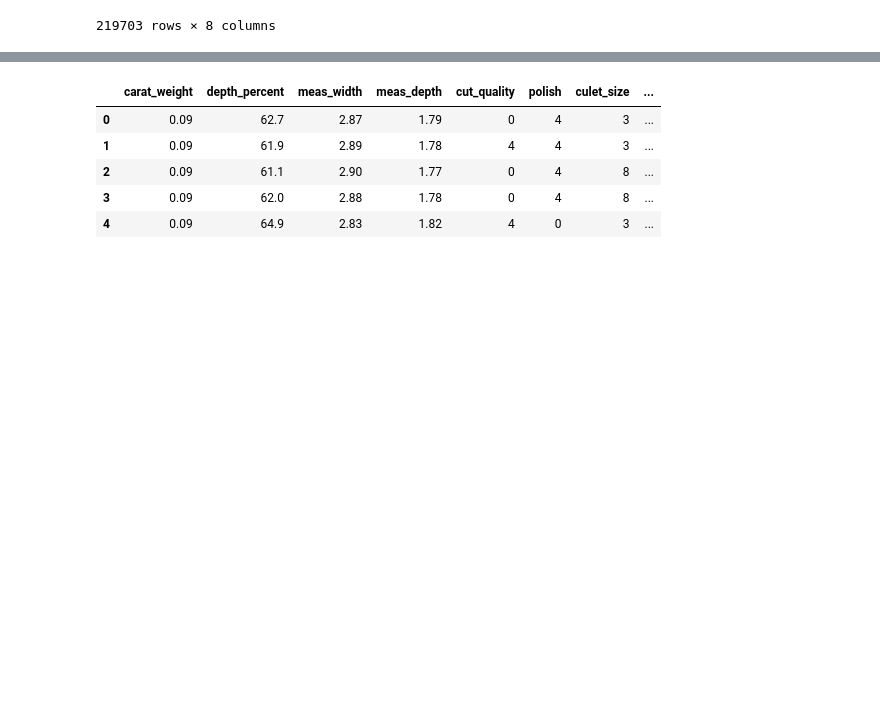
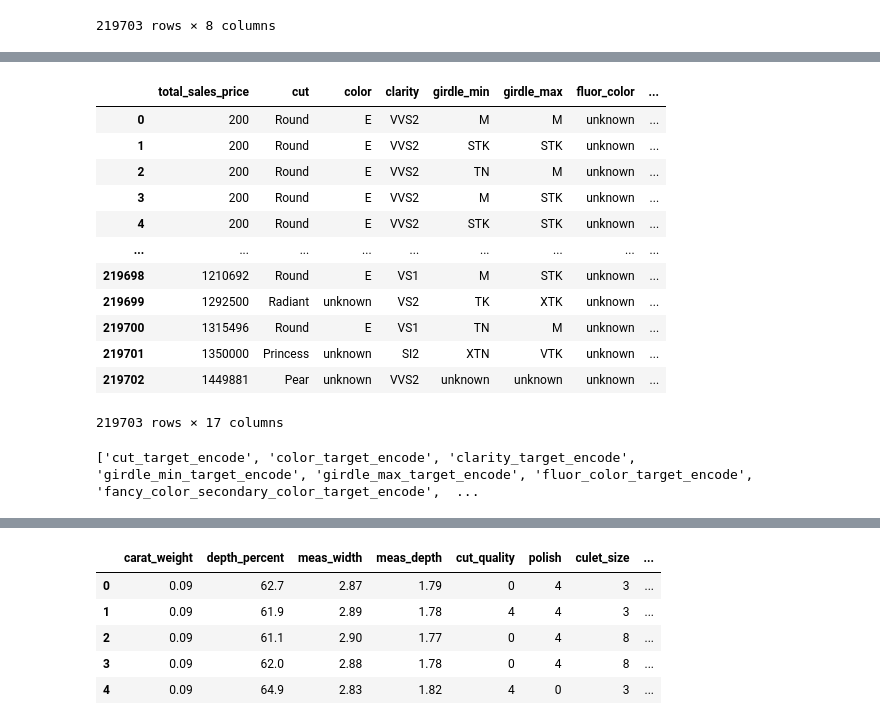
Before and after one commit to ChiragB254/Kaggle-Notebooks, a Jupyter notebook: dimond-price-prediction.ipynb, the cells around one changed output, grey strips where cells are left out. Cells and saved outputs as stored; diff of their text form; code cells hidden in the pictures; blank space fills up the shorter version.

```diff
--- a/dimond-price-prediction.ipynb
+++ b/dimond-price-prediction.ipynb
@@ -725,0 +730,32 @@ df_cat
+# %%
+cat_columns = ['cut', 'color', 'clarity', 'girdle_min', 'girdle_max', 'fluor_color','fancy_color_secondary_color','fancy_color_dominant_color']
+
+for cat_col in cat_columns:
+    target_encoding = df_cat.groupby(cat_col)['total_sales_price'].mean()
+    df_cat[cat_col + '_target_encode'] = df_cat[cat_col].map(target_encoding)
+
+df_cat
+# %% [output]
+|  | total_sales_price | cut | color | clarity | girdle_min | girdle_max | fluor_color | ... |
+| 0 | 200 | Round | E | VVS2 | M | M | unknown | ... |
+| 1 | 200 | Round | E | VVS2 | STK | STK | unknown | ... |
+| 2 | 200 | Round | E | VVS2 | TN | M | unknown | ... |
+| 3 | 200 | Round | E | VVS2 | M | STK | unknown | ... |
+| 4 | 200 | Round | E | VVS2 | STK | STK | unknown | ... |
+| ... | ... | ... | ... | ... | ... | ... | ... | ... |
+| 219698 | 1210692 | Round | E | VS1 | M | STK | unknown | ... |
+| 219699 | 1292500 | Radiant | unknown | VS2 | TK | XTK | unknown | ... |
+| 219700 | 1315496 | Round | E | VS1 | TN | M | unknown | ... |
+| 219701 | 1350000 | Princess | unknown | SI2 | XTN | VTK | unknown | ... |
+| 219702 | 1449881 | Pear | unknown | VVS2 | unknown | unknown | unknown | ... |
+219703 rows × 17 columns
+# %%
+ col_list = []
+for col in df_cat.columns:
+    if ('_target_encode' in col):
+        col_list.append(col)
+
+df_cat_2 = df_cat[col_list]
+print(col_list)
+# %% [output]
+['cut_target_encode', 'color_target_encode', 'clarity_target_encode', 'girdle_min_target_encode', 'girdle_max_target_encode', 'fluor_color_target_encode', 'fancy_color_secondary_color_target_encode',  ...
```
Also changed, not shown: parts of 10 cells of this notebook.
